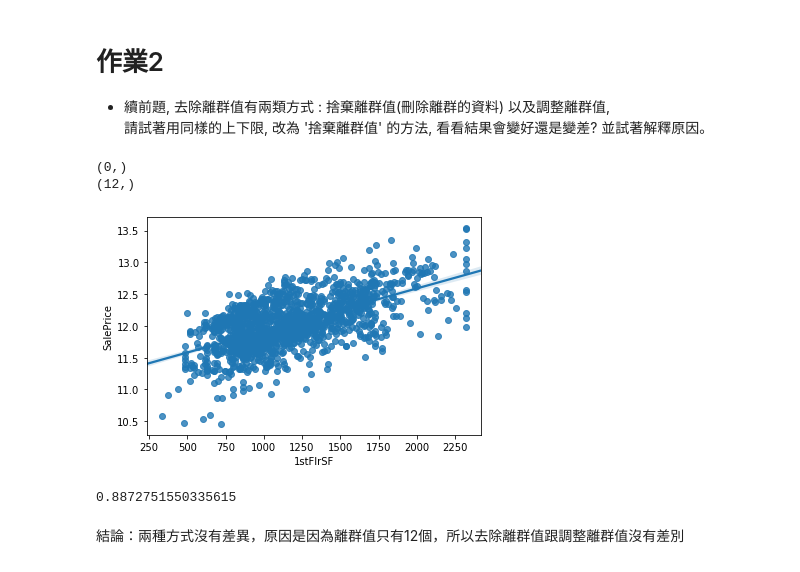
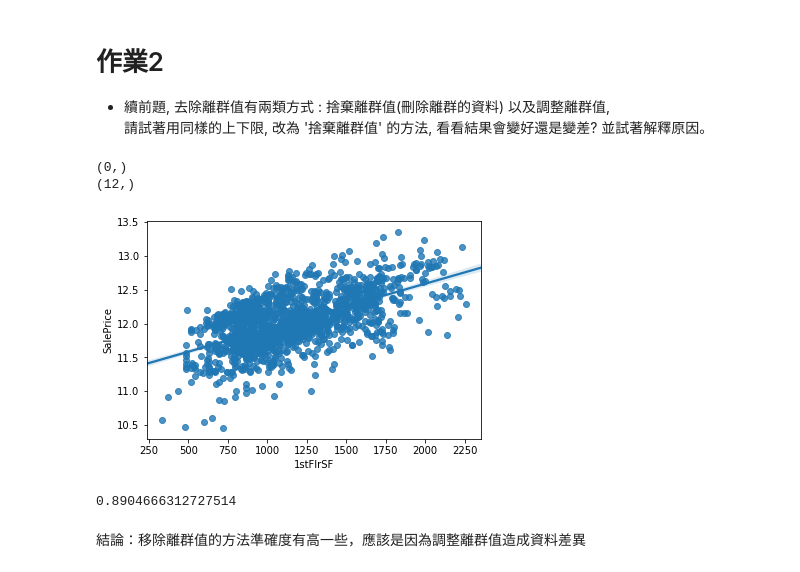
Before and after one commit to wells56/3rd-ML100Days, a Jupyter notebook: homework/Day_010_HW.ipynb, the cells around one changed output. Saved outputs shown, nothing was run; the diff lists cells and outputs as text; code cells hidden in the pictures.

```diff
--- a/homework/Day_010_HW.ipynb
+++ b/homework/Day_010_HW.ipynb
@@ -120,8 +120,9 @@ lower, upper = data_mean - cut_off, data_mean + cut_off
 print(df['1stFlrSF'][df['1stFlrSF'].values < lower].shape)
 print(df['1stFlrSF'][df['1stFlrSF'].values > upper].shape)
 
-df['1stFlrSF'][df['1stFlrSF'].values < lower] = lower  # 調整離群值
-df['1stFlrSF'][df['1stFlrSF'].values > upper] = upper  # 調整離群值
+#df['1stFlrSF'][df['1stFlrSF'].values < lower] = lower  # 調整離群值
+#df['1stFlrSF'][df['1stFlrSF'].values > upper] = upper  # 調整離群值
+df['1stFlrSF'] = df['1stFlrSF'].clip(lower, upper)  # 調整離群值
 sns.regplot(x = df['1stFlrSF'], y=train_Y)
 plt.show()
 
@@ -149,25 +142,28 @@ See the caveats in the documentation: http://pandas.pydata.org/pandas-docs/stabl
 # %%
 # 將 1stFlrSF 限制在你覺得適合的範圍內, 捨棄離群值
 """
 Your Code Here
 """
 df['1stFlrSF'] = back_data  # 還原原始資料
 
 print(df['1stFlrSF'][df['1stFlrSF'].values < lower].shape)
 print(df['1stFlrSF'][df['1stFlrSF'].values > upper].shape)
 
-df['1stFlrSF'] = df['1stFlrSF'].clip(lower, upper)  # 去除離群值
+keep_indexs = (df['1stFlrSF']> lower) & (df['1stFlrSF']< upper)  # 去掉離群值
+df = df[keep_indexs]
+
+train_Y = train_Y[keep_indexs]
 sns.regplot(x = df['1stFlrSF'], y=train_Y)
 plt.show()
 
 # 做線性迴歸, 觀察分數
 train_X = MMEncoder.fit_transform(df)
 estimator = LinearRegression()
 cross_val_score(estimator, train_X, train_Y, cv=5).mean()
 # %% [output]
 (0,)
 (12,)
-[figure, old version]
+[figure, new version]
-0.8872751550335615
+0.8904666312727514
-# %% [markdown]
-結論：兩種方式沒有差異，原因是因為離群值只有12個，所以去除離群值跟調整離群值沒有差別
+# %% [markdown]
+結論：移除離群值的方法準確度有高一些，應該是因為調整離群值造成資料差異
```
Also changed, not shown: parts of 1 cell of this notebook.
